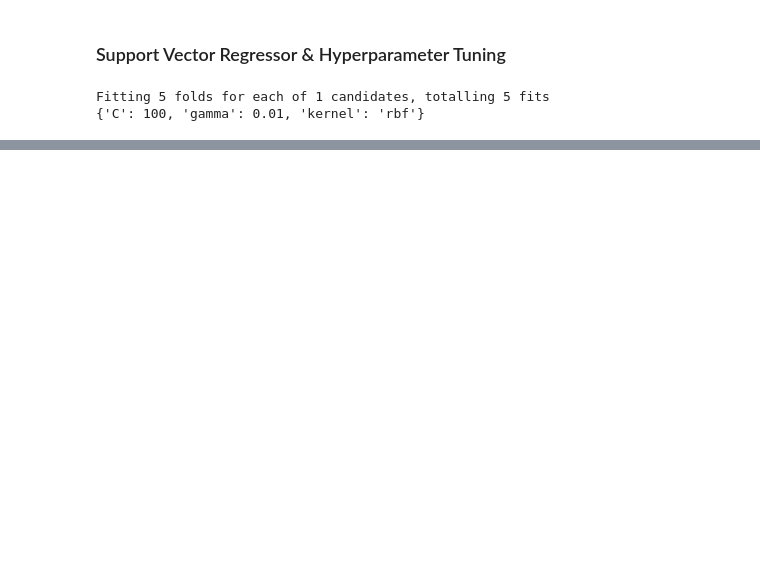
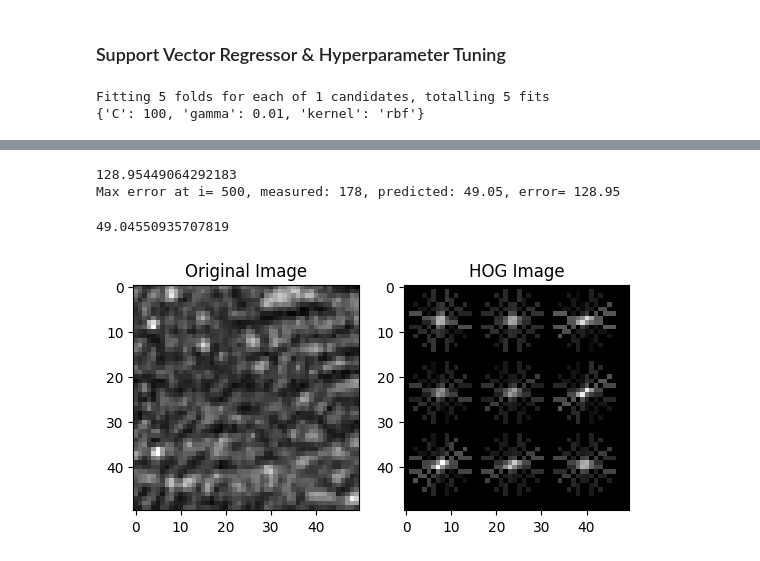
Before and after one commit to hkc5/fiber-prediction, a Jupyter notebook: main.ipynb, the cells around one changed output, grey strips where cells are left out. Saved outputs shown, nothing was run; the diff lists cells and outputs as text; code cells hidden in the pictures; blank space fills up the shorter version.

```diff
--- a/main.ipynb
+++ b/main.ipynb
@@ -155,0 +149,29 @@ plt.legend(["Test", "Prediction"])
+# %%
+y_error= abs(y_pred-y_test)
+y_error_sorted= np.sort(y_error)[::-1]
+print(y_error_sorted[0])
+i_max_error= np.where(y_error== y_error_sorted[0])[0]
+i_abs= i_test[i_max_error][0]
+
+print(f"Max error at i= {i_abs}, measured: {y_test[i_max_error][0]}, predicted: {y_pred[i_max_error][0]:.2f}, error= {y_error_sorted[0]:.2f}")
+
+img_dir= img_directories[i_abs]
+img= cv2.imread(img_dir, cv2.IMREAD_GRAYSCALE)
+
+hog_features, hog_image = hog(img, orientations= 8, pixels_per_cell= (int(img.shape[0]/3), int(img.shape[1]/3)),
+                    visualize=True, feature_vector= True)
+
+
+plt.subplot(121)
+plt.imshow(img, cmap= "gray")
+plt.title("Original Image")
+
+plt.subplot(122)
+plt.imshow(hog_image, cmap='gray')
+plt.title("HOG Image")
+y_pred[i_max_error][0]
+# %% [output]
+128.95449064292183
+Max error at i= 500, measured: 178, predicted: 49.05, error= 128.95
+49.04550935707819
+[figure, added]
```
Also changed, not shown: parts of 6 cells of this notebook.
